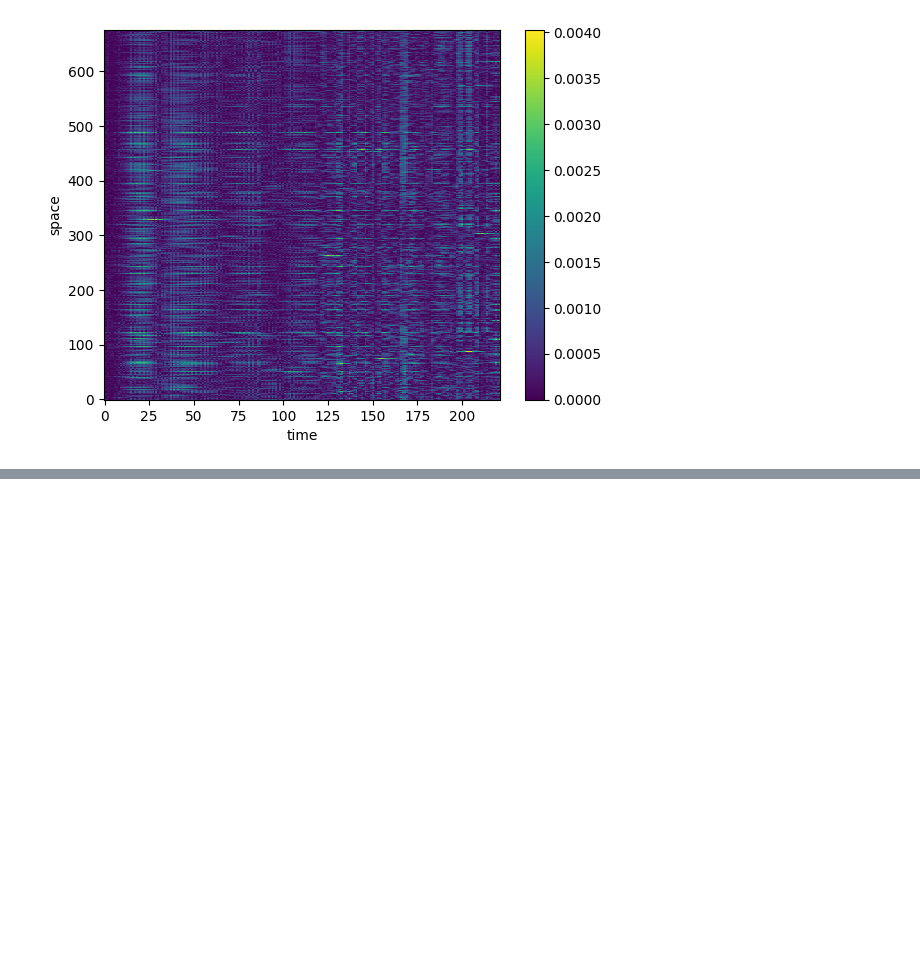
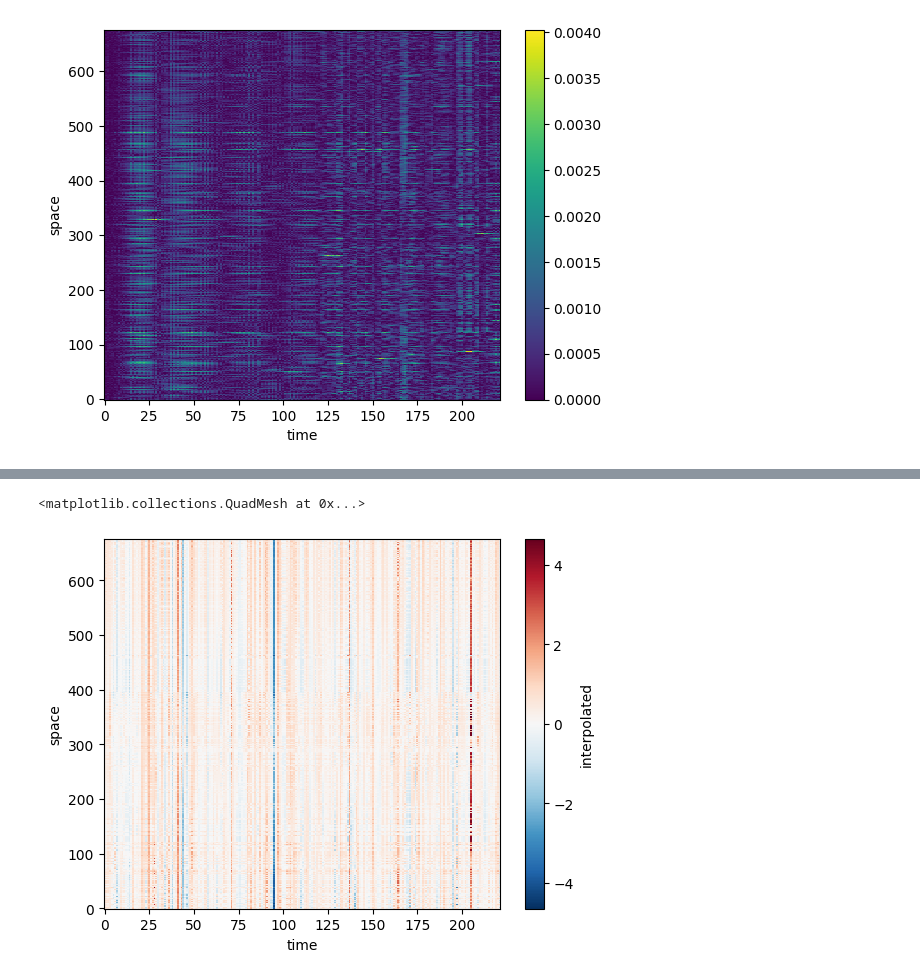
Before and after one commit to TUDelftGeodesy/DePSI, a Jupyter notebook: examples/notebooks/demo_atmosphere_estimation.ipynb, the cells around one changed output, grey strips where cells are left out. Cells and saved outputs as stored; diff of their text form; code cells hidden in the pictures; blank space fills up the shorter version.

```diff
--- a/examples/notebooks/demo_atmosphere_estimation.ipynb
+++ b/examples/notebooks/demo_atmosphere_estimation.ipynb
@@ -58,0 +80,15 @@ ae.plot(x="time", y="space")
+# %%
+data_output = scipy.io.loadmat("./depsi_matlab_atmo_kriging_testdata/zegveld_s1_t037_ps_atmo_kriging_output.mat")
+
+# remove nan values
+pcs_atmo_clean = data_output["psc_atmo"][~np.isnan(data_output["psc_atmo"]).any(axis=1)]
+
+result_matlab = xr.Dataset(
+    {
+        "interpolated": (["space", "time"], pcs_atmo_clean)
+    },
+    coords={
+        "x": ("space", data_input["psc_azx"].squeeze()),
+        "y": ("space", data_input["psc_rx"].squeeze()),
+    }
+)
@@ -58,0 +110,5 @@ ae.plot(x="time", y="space")
+# %%
+result_matlab["interpolated"].plot(x="time", y="space")
+# %% [output]
+<matplotlib.collections.QuadMesh at 0x...>
+[figure, added]
```
Also changed, not shown: parts of 10 cells of this notebook.
